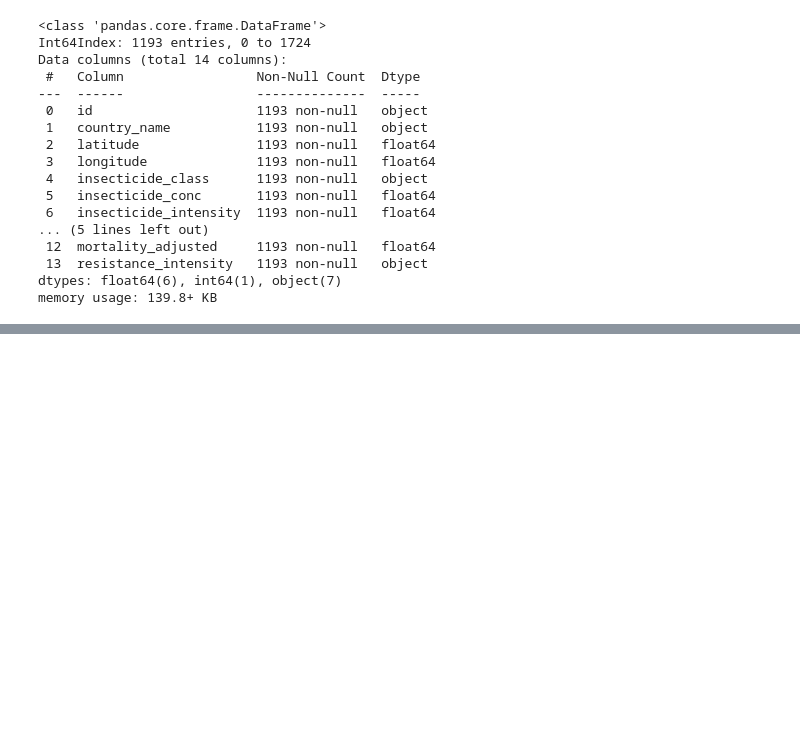
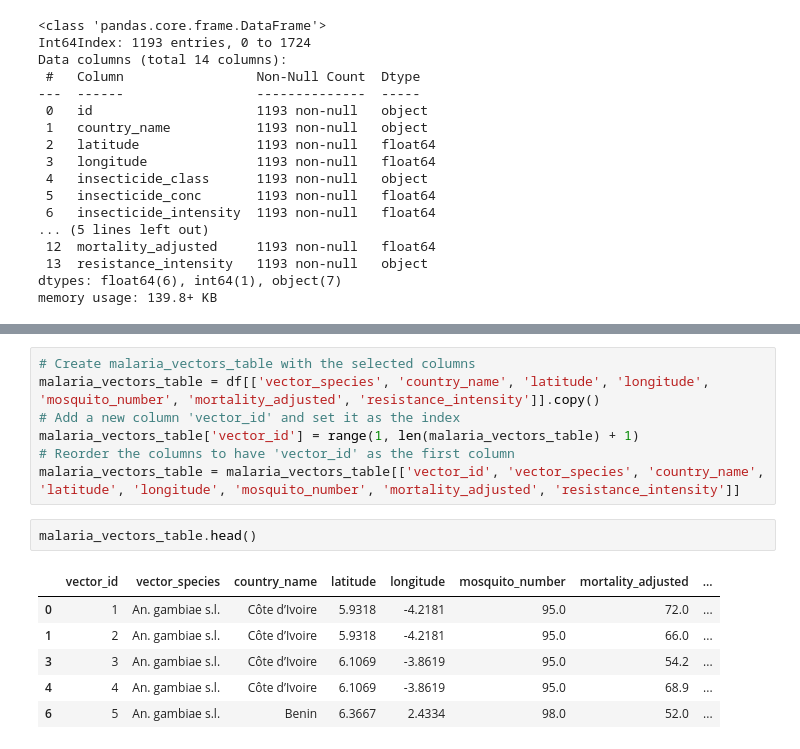
Before and after one commit to WesleyWanyama/136895, a Jupyter notebook: ETL/InsecticideResistanceDataTransformation.ipynb, the cells around one changed output, grey strips where cells are left out. Drawn from its saved outputs; the diff is of its cells as text; blank space fills up the shorter version.

```diff
--- a/ETL/InsecticideResistanceDataTransformation.ipynb
+++ b/ETL/InsecticideResistanceDataTransformation.ipynb
@@ -325,0 +382,16 @@ memory usage: 139.8+ KB
+# %%
+# Create malaria_vectors_table with the selected columns
+malaria_vectors_table = df[['vector_species', 'country_name', 'latitude', 'longitude', 'mosquito_number', 'mortality_adjusted', 'resistance_intensity']].copy()
+# Add a new column 'vector_id' and set it as the index
+malaria_vectors_table['vector_id'] = range(1, len(malaria_vectors_table) + 1)
+# Reorder the columns to have 'vector_id' as the first column
+malaria_vectors_table = malaria_vectors_table[['vector_id', 'vector_species', 'country_name', 'latitude', 'longitude', 'mosquito_number', 'mortality_adjusted', 'resistance_intensity']]
+# %%
+malaria_vectors_table.head()
+# %% [output]
+|  | vector_id | vector_species | country_name | latitude | longitude | mosquito_number | mortality_adjusted | ... |
+| 0 | 1 | An. gambiae s.l. | Côte d’Ivoire | 5.9318 | -4.2181 | 95.0 | 72.0 | ... |
+| 1 | 2 | An. gambiae s.l. | Côte d’Ivoire | 5.9318 | -4.2181 | 95.0 | 66.0 | ... |
+| 3 | 3 | An. gambiae s.l. | Côte d’Ivoire | 6.1069 | -3.8619 | 95.0 | 54.2 | ... |
+| 4 | 4 | An. gambiae s.l. | Côte d’Ivoire | 6.1069 | -3.8619 | 95.0 | 68.9 | ... |
+| 6 | 5 | An. gambiae s.l. | Benin | 6.3667 | 2.4334 | 98.0 | 52.0 | ... |
```
Also changed, not shown: parts of 5 cells of this notebook, 1 other file.
